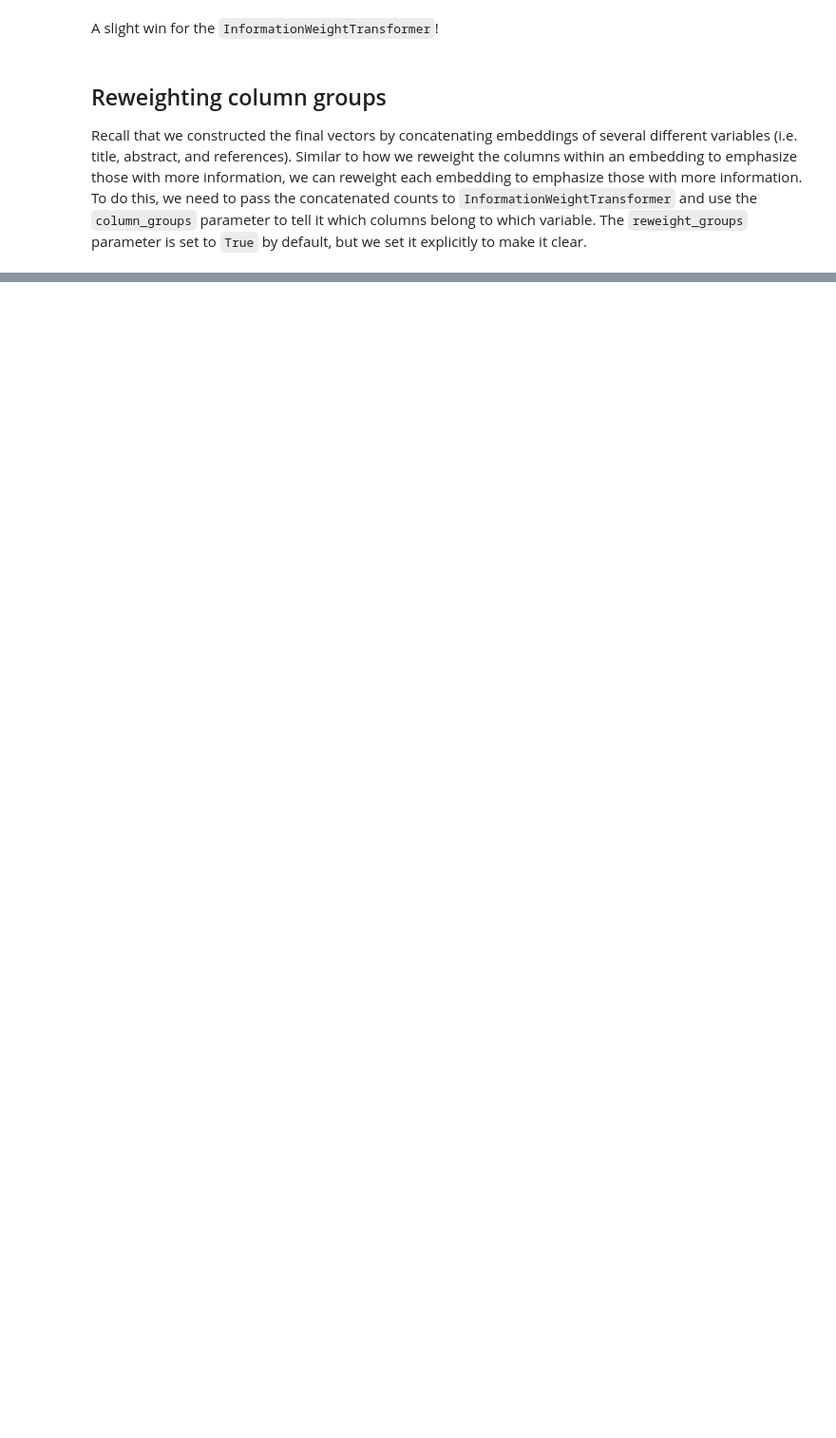
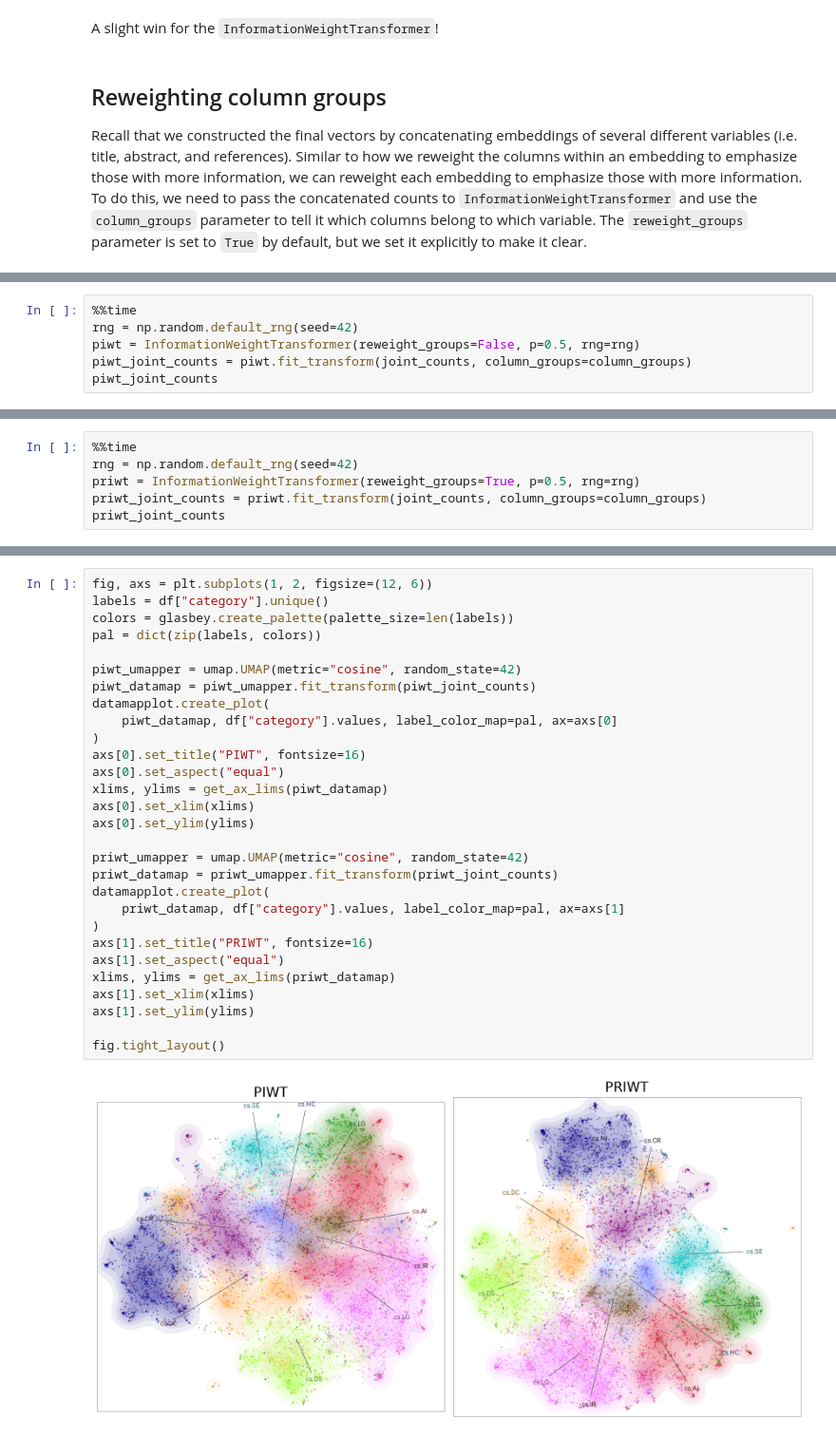
Before and after one commit to ryandewolfe33/infoweight, a Jupyter notebook: docs/papers.ipynb, the cells around one changed output, grey strips where cells are left out. Shown at 95% size. Saved outputs shown, nothing was run; the diff lists cells and outputs as text; blank space fills up the shorter version.

```diff
--- a/docs/papers.ipynb
+++ b/docs/papers.ipynb
@@ -438,0 +454,6 @@ It's not that surprising, since we did use a extra information that is not alway
+# %%
+%%time
+rng = np.random.default_rng(seed=42)
+piwt = InformationWeightTransformer(reweight_groups=False, p=0.5, rng=rng)
+piwt_joint_counts = piwt.fit_transform(joint_counts, column_groups=column_groups)
+piwt_joint_counts
@@ -438,0 +465,6 @@ It's not that surprising, since we did use a extra information that is not alway
+# %%
+%%time
+rng = np.random.default_rng(seed=42)
+priwt = InformationWeightTransformer(reweight_groups=True, p=0.5, rng=rng)
+priwt_joint_counts = priwt.fit_transform(joint_counts, column_groups=column_groups)
+priwt_joint_counts
@@ -438,0 +483,31 @@ It's not that surprising, since we did use a extra information that is not alway
+# %%
+fig, axs = plt.subplots(1, 2, figsize=(12, 6))
+labels = df["category"].unique()
+colors = glasbey.create_palette(palette_size=len(labels))
+pal = dict(zip(labels, colors))
+
+piwt_umapper = umap.UMAP(metric="cosine", random_state=42)
+piwt_datamap = piwt_umapper.fit_transform(piwt_joint_counts)
+datamapplot.create_plot(
+    piwt_datamap, df["category"].values, label_color_map=pal, ax=axs[0]
+)
+axs[0].set_title("PIWT", fontsize=16)
+axs[0].set_aspect("equal")
+xlims, ylims = get_ax_lims(piwt_datamap)
+axs[0].set_xlim(xlims)
+axs[0].set_ylim(ylims)
+
+priwt_umapper = umap.UMAP(metric="cosine", random_state=42)
+priwt_datamap = priwt_umapper.fit_transform(priwt_joint_counts)
+datamapplot.create_plot(
+    priwt_datamap, df["category"].values, label_color_map=pal, ax=axs[1]
+)
+axs[1].set_title("PRIWT", fontsize=16)
+axs[1].set_aspect("equal")
+xlims, ylims = get_ax_lims(priwt_datamap)
+axs[1].set_xlim(xlims)
+axs[1].set_ylim(ylims)
+
+fig.tight_layout()
+# %% [output]
+[figure, added]
```
Also changed, not shown: parts of 29 cells of this notebook, 1 other file.
